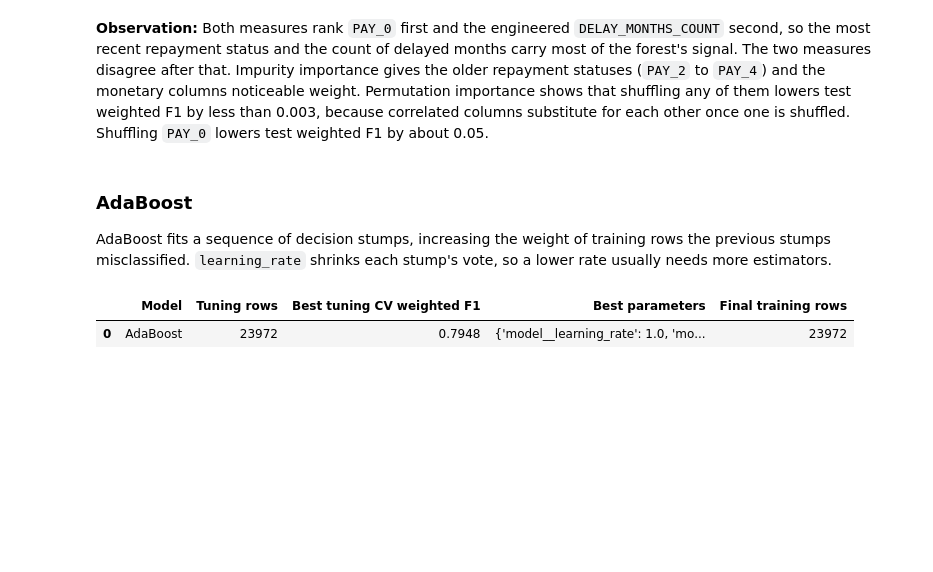
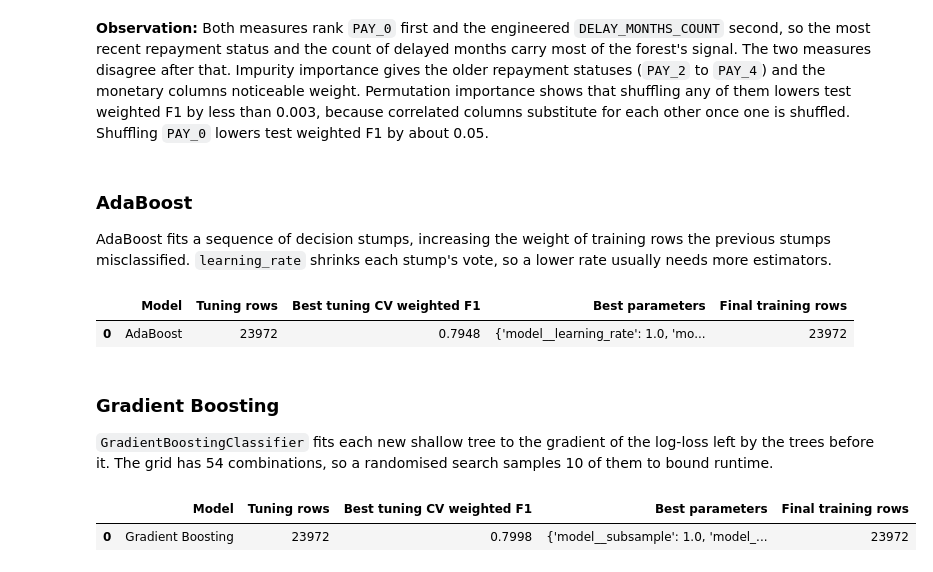
Before and after one commit to arhamgarg/ml-capstone, a Jupyter notebook: notebooks/classification.ipynb, the cells around one changed output. Saved outputs shown, nothing was run; the diff lists cells and outputs as text; code cells hidden in the pictures; blank space fills up the shorter version.

Commit message:
feat(classification): add Gradient Boosting with RandomizedSearchCV

```diff
--- a/notebooks/classification.ipynb
+++ b/notebooks/classification.ipynb
@@ -682,3 +682,22 @@ tune_and_evaluate("AdaBoost", ada_search)
 # %% [output]
 |  | Model | Tuning rows | Best tuning CV weighted F1 | Best parameters | Final training rows |
 | 0 | AdaBoost | 23972 | 0.7948 | {'model__learning_rate': 1.0, 'mo... | 23972 |
+# %% [markdown]
+### Gradient Boosting
+
+`GradientBoostingClassifier` fits each new shallow tree to the gradient of the log-loss left by the trees before it. The grid has 54 combinations, so a randomised search samples 10 of them to bound runtime.
+# %%
+gb_search = RandomizedSearchCV(
+    Pipeline([("preprocess", unscaled_preprocessor), ("model", GradientBoostingClassifier(random_state=RANDOM_STATE))]),
+    {
+        "model__n_estimators": [100, 200, 300],
+        "model__learning_rate": [0.05, 0.1, 0.2],
+        "model__max_depth": [2, 3, 4],
+        "model__subsample": [0.8, 1.0],
+    },
+    n_iter=10, cv=cv, scoring="f1_weighted", n_jobs=-1, random_state=RANDOM_STATE,
+)
+tune_and_evaluate("Gradient Boosting", gb_search)
+# %% [output]
+|  | Model | Tuning rows | Best tuning CV weighted F1 | Best parameters | Final training rows |
+| 0 | Gradient Boosting | 23972 | 0.7998 | {'model__subsample': 1.0, 'model_... | 23972 |
```
